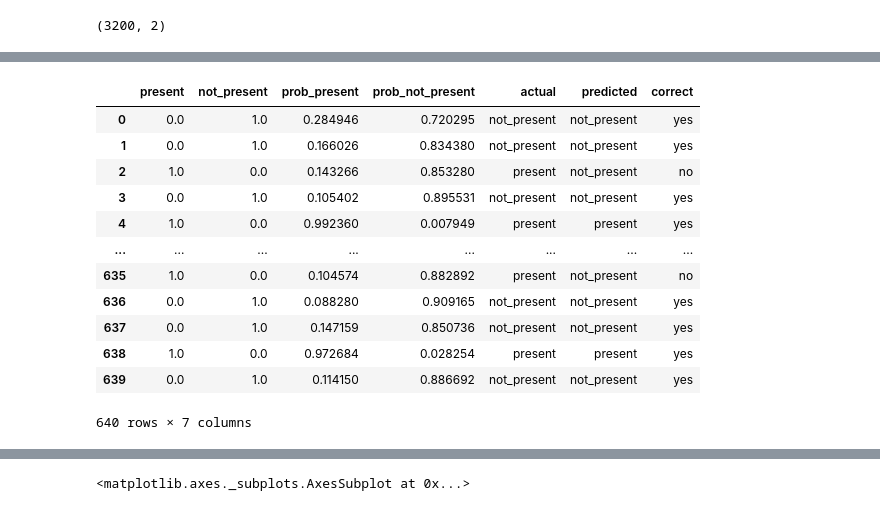
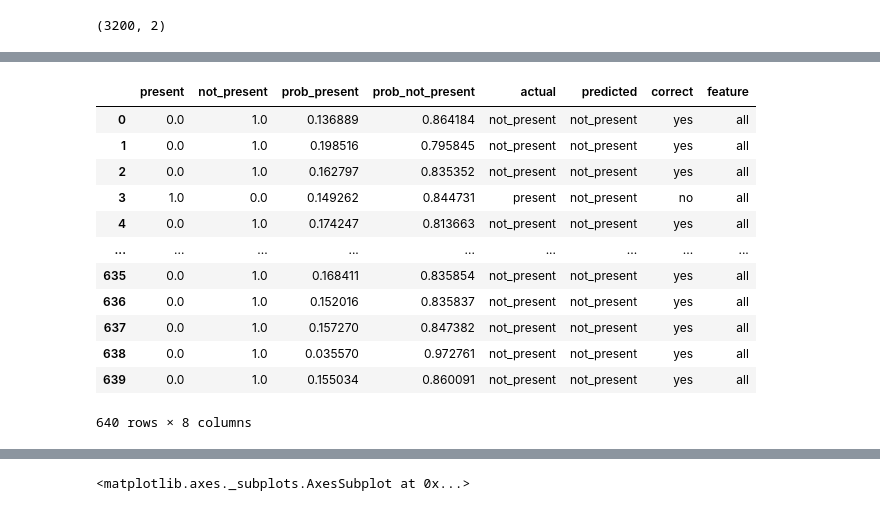
Before and after one commit to jeason15/ERAU-REU-2020, a Jupyter notebook: exploratory-analysis.ipynb, the cells around one changed output, grey strips where cells are left out. Cells and saved outputs as stored; diff of their text form; code cells hidden in the pictures.

Commit message:
built models for all imf features and for a PCA

```diff
--- a/exploratory-analysis.ipynb
+++ b/exploratory-analysis.ipynb
@@ -51,14 +51,14 @@ x = df.drop(['behavior','signal','multiple','drone_present'],axis=1).values
 # %%
 x_train, x_test, y_train, y_test = train_test_split(x, y, test_size=0.2)
 # %%
-model = keras.Sequential(name='test')
-model.add(Dense(64, activation='relu', input_shape=(1280,)))
-model.add(Dense(32, activation='relu'))
-model.add(Dense(2, activation='sigmoid'))
+model_large = keras.Sequential(name='test')
+model_large.add(Dense(64, activation='relu', input_shape=(1280,)))
+model_large.add(Dense(32, activation='relu'))
+model_large.add(Dense(2, activation='sigmoid'))
 # %%
-model.compile(optimizer='sgd', loss='binary_crossentropy', metrics=['accuracy'])
-model.build(input_shape=(1280,))
-model.summary()
+model_large.compile(optimizer='sgd', loss='binary_crossentropy', metrics=['accuracy'])
+model_large.build(input_shape=(1280,))
+model_large.summary()
 # %% [output]
 Model: "test"
 _________________________________________________________________
@@ -75,7 +75,7 @@ Trainable params: 84,130
 Non-trainable params: 0
 _________________________________________________________________
 # %%
-fit1 = model.fit(x = x_train,
+fit_all = model_large.fit(x = x_train,
         y = y_train,
         epochs = 100,
         batch_size = 32,
@@ -102,33 +102,34 @@ Epoch 100/100
 # %%
-prediction = model.predict(x_test)
+prediction = model_large.predict(x_test)
 prediction_df = pd.DataFrame(prediction, columns=['prob_present','prob_not_present'])
 # %%
 y_test = pd.DataFrame(y_test,columns=['present','not_present'])
 
 y_pred = y_test >> bind_cols(prediction_df)
 
 y_pred >>= mutate(actual = case_when([y_pred.present == 1, 'present'],
 [y_pred.not_present == 1, 'not_present']),
 predicted = case_when([y_pred.prob_present > y_pred.prob_not_present, 'present'],
 [y_pred.prob_present < y_pred.prob_not_present, 'not_present']))
 
 y_pred >>= mutate(correct = case_when([y_pred.actual == y_pred.predicted, 'yes'],
-[y_pred.actual != y_pred.predicted, 'no']))
+[y_pred.actual != y_pred.predicted, 'no']),
+feature = 'all')
 y_pred
 # %% [output]
-|  | present | not_present | prob_present | prob_not_present | actual | predicted | correct |
-| 0 | 0.0 | 1.0 | 0.284946 | 0.720295 | not_present | not_present | yes |
-| 1 | 0.0 | 1.0 | 0.166026 | 0.834380 | not_present | not_present | yes |
-| 2 | 1.0 | 0.0 | 0.143266 | 0.853280 | present | not_present | no |
-| 3 | 0.0 | 1.0 | 0.105402 | 0.895531 | not_present | not_present | yes |
-| 4 | 1.0 | 0.0 | 0.992360 | 0.007949 | present | present | yes |
-| ... | ... | ... | ... | ... | ... | ... | ... |
-| 635 | 1.0 | 0.0 | 0.104574 | 0.882892 | present | not_present | no |
-| 636 | 0.0 | 1.0 | 0.088280 | 0.909165 | not_present | not_present | yes |
-| 637 | 0.0 | 1.0 | 0.147159 | 0.850736 | not_present | not_present | yes |
-| 638 | 1.0 | 0.0 | 0.972684 | 0.028254 | present | present | yes |
-| 639 | 0.0 | 1.0 | 0.114150 | 0.886692 | not_present | not_present | yes |
+|  | present | not_present | prob_present | prob_not_present | actual | predicted | correct | feature |
+| 0 | 0.0 | 1.0 | 0.136889 | 0.864184 | not_present | not_present | yes | all |
+| 1 | 0.0 | 1.0 | 0.198516 | 0.795845 | not_present | not_present | yes | all |
+| 2 | 0.0 | 1.0 | 0.162797 | 0.835352 | not_present | not_present | yes | all |
+| 3 | 1.0 | 0.0 | 0.149262 | 0.844731 | present | not_present | no | all |
+| 4 | 0.0 | 1.0 | 0.174247 | 0.813663 | not_present | not_present | yes | all |
+| ... | ... | ... | ... | ... | ... | ... | ... | ... |
+| 635 | 0.0 | 1.0 | 0.168411 | 0.835854 | not_present | not_present | yes | all |
+| 636 | 0.0 | 1.0 | 0.152016 | 0.835837 | not_present | not_present | yes | all |
+| 637 | 0.0 | 1.0 | 0.157270 | 0.847382 | not_present | not_present | yes | all |
+| 638 | 0.0 | 1.0 | 0.035570 | 0.972761 | not_present | not_present | yes | all |
+| 639 | 0.0 | 1.0 | 0.155034 | 0.860091 | not_present | not_present | yes | all |
-640 rows × 7 columns
+640 rows × 8 columns
 # %%
 small_df = df[df.columns[0:256]]
 small_df >>= bind_cols(df.drone_present)
```
Also changed, not shown: parts of 8 cells of this notebook.
